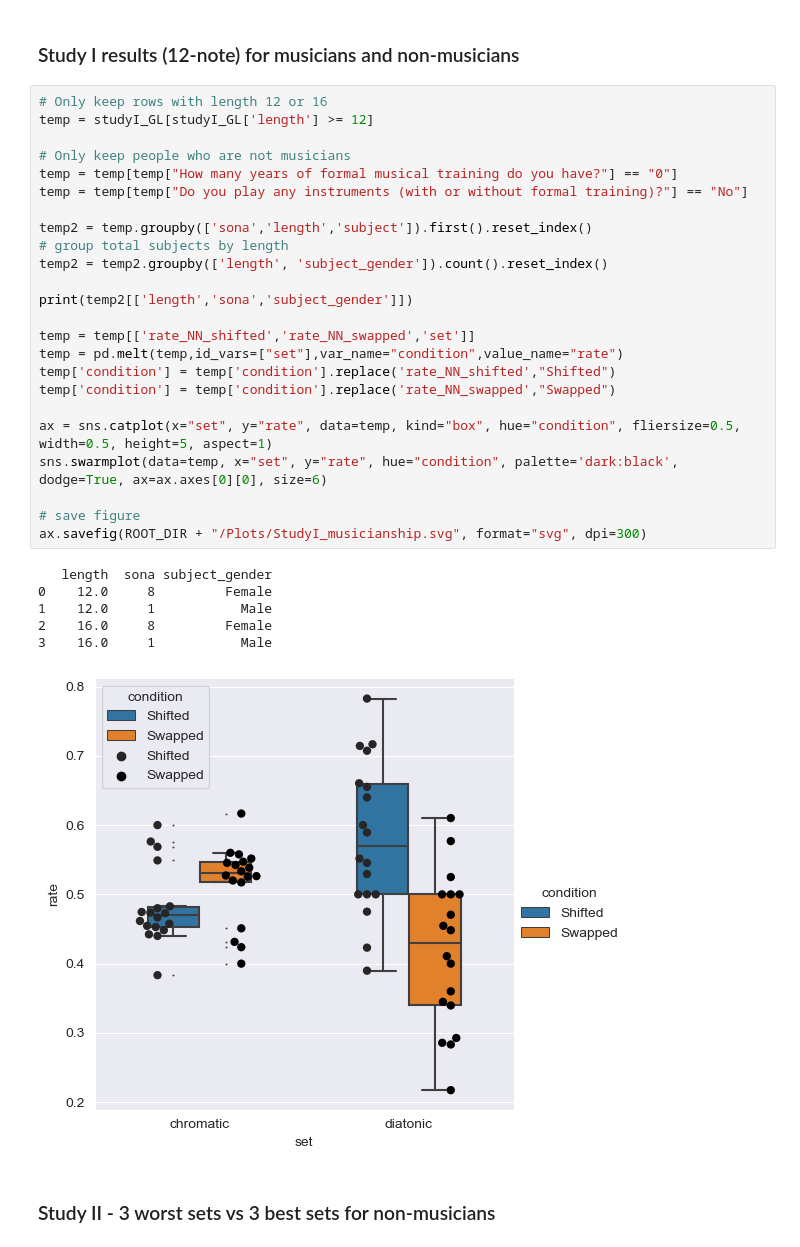
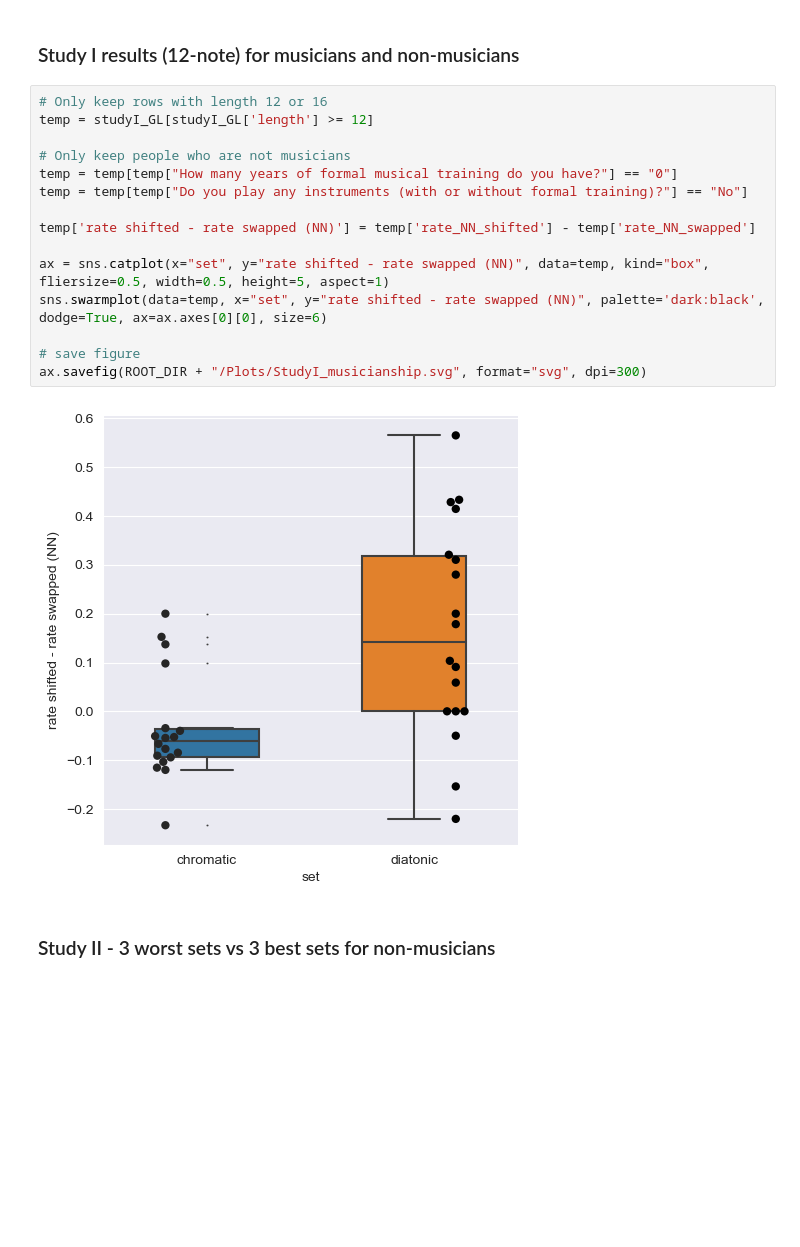
Before and after one commit to MichaelSel/set_membership_paper, a Jupyter notebook: 4. Supplementary Figures.ipynb, the cells around one changed output. Cells and saved outputs as stored; diff of their text form; blank space fills up the shorter version.

Commit message:
New Supplementary Plots

```diff
--- a/4. Supplementary Figures.ipynb
+++ b/4. Supplementary Figures.ipynb
@@ -134,34 +137,20 @@ correlation(dataset=likert_corr,x='Q3 Mean', y='rate shifted - rate swapped (NN)
 # %%
 # Only keep rows with length 12 or 16
 temp = studyI_GL[studyI_GL['length'] >= 12]
 
 # Only keep people who are not musicians
 temp = temp[temp["How many years of formal musical training do you have?"] == "0"]
 temp = temp[temp["Do you play any instruments (with or without formal training)?"] == "No"]
 
-temp2 = temp.groupby(['sona','length','subject']).first().reset_index()
-# group total subjects by length
-temp2 = temp2.groupby(['length', 'subject_gender']).count().reset_index()
+temp['rate shifted - rate swapped (NN)'] = temp['rate_NN_shifted'] - temp['rate_NN_swapped']
 
-print(temp2[['length','sona','subject_gender']])
-
-temp = temp[['rate_NN_shifted','rate_NN_swapped','set']]
-temp = pd.melt(temp,id_vars=["set"],var_name="condition",value_name="rate")
-temp['condition'] = temp['condition'].replace('rate_NN_shifted',"Shifted")
-temp['condition'] = temp['condition'].replace('rate_NN_swapped',"Swapped")
-
-ax = sns.catplot(x="set", y="rate", data=temp, kind="box", hue="condition", fliersize=0.5, width=0.5, height=5, aspect=1)
-sns.swarmplot(data=temp, x="set", y="rate", hue="condition", palette='dark:black', dodge=True, ax=ax.axes[0][0], size=6)
+ax = sns.catplot(x="set", y="rate shifted - rate swapped (NN)", data=temp, kind="box", fliersize=0.5, width=0.5, height=5, aspect=1)
+sns.swarmplot(data=temp, x="set", y="rate shifted - rate swapped (NN)", palette='dark:black', dodge=True, ax=ax.axes[0][0], size=6)
 
 # save figure
 ax.savefig(ROOT_DIR + "/Plots/StudyI_musicianship.svg", format="svg", dpi=300)
 # %% [output]
-   length  sona subject_gender
-0    12.0     8         Female
-1    12.0     1           Male
-2    16.0     8         Female
-3    16.0     1           Male
-[figure, old version]
+[figure, new version]
 # %% [markdown]
 ### Study II - 3 worst sets vs 3 best sets for non-musicians
 # %%
```
Also changed, not shown: parts of 4 cells of this notebook, 1 other file.
